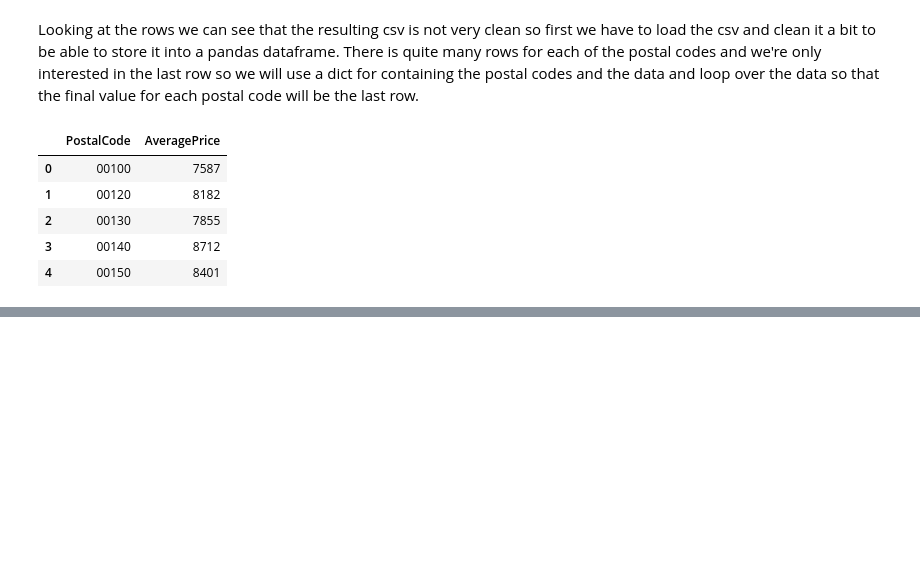
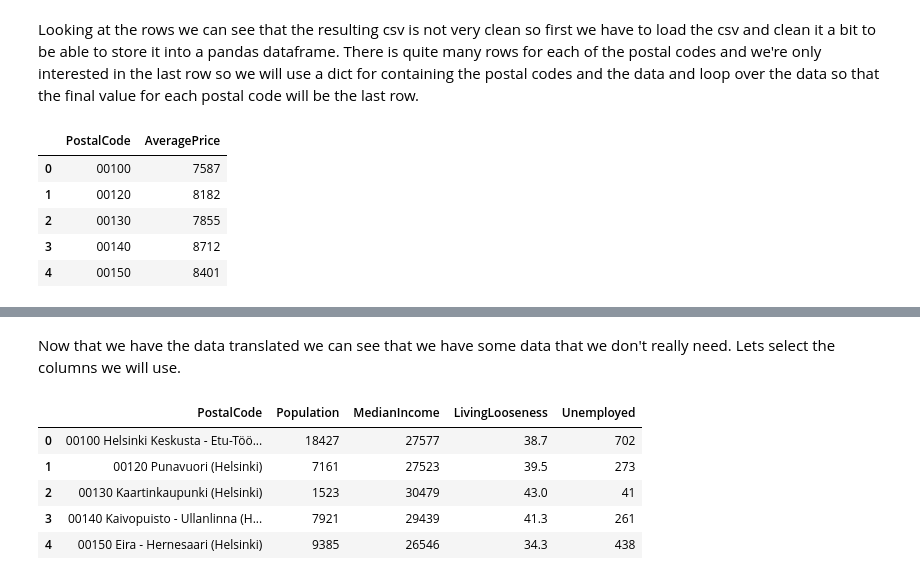
Before and after one commit to cobrelli/Coursera_Capstone, a Jupyter notebook: Capstone 1.ipynb, the cells around one changed output, grey strips where cells are left out. Drawn from its saved outputs; the diff is of its cells as text; code cells hidden in the pictures; blank space fills up the shorter version.

```diff
--- a/Capstone 1.ipynb
+++ b/Capstone 1.ipynb
@@ -345,0 +376,14 @@ prices_data.head()
+# %% [markdown]
+Now that we have the data translated we can see that we have some data that we don't really need. Lets select the columns we will use.
+# %%
+# Perform selection and drop the unneeded columns
+indicators_data = indicators_data[['PostalCode', 'Population', 'MedianIncome', 'LivingLooseness', 'Unemployed']]
+# Examine data
+indicators_data.head()
+# %% [output]
+|  | PostalCode | Population | MedianIncome | LivingLooseness | Unemployed |
+| 0 | 00100 Helsinki Keskusta - Etu-Töö... | 18427 | 27577 | 38.7 | 702 |
+| 1 | 00120 Punavuori (Helsinki) | 7161 | 27523 | 39.5 | 273 |
+| 2 | 00130 Kaartinkaupunki (Helsinki) | 1523 | 30479 | 43.0 | 41 |
+| 3 | 00140 Kaivopuisto - Ullanlinna (H... | 7921 | 29439 | 41.3 | 261 |
+| 4 | 00150 Eira - Hernesaari (Helsinki) | 9385 | 26546 | 34.3 | 438 |
```
Also changed, not shown: parts of 21 cells of this notebook, 2 other files.
